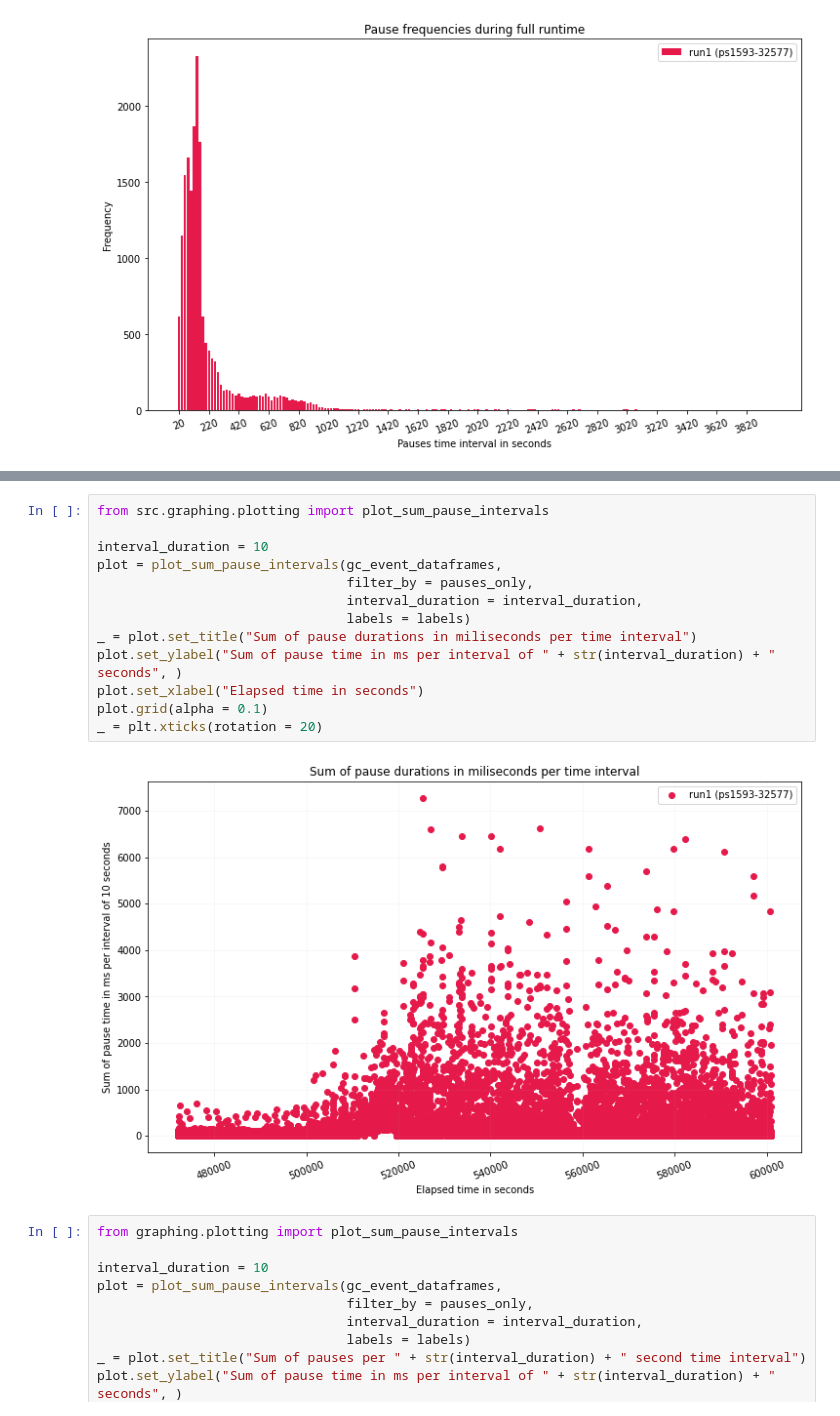
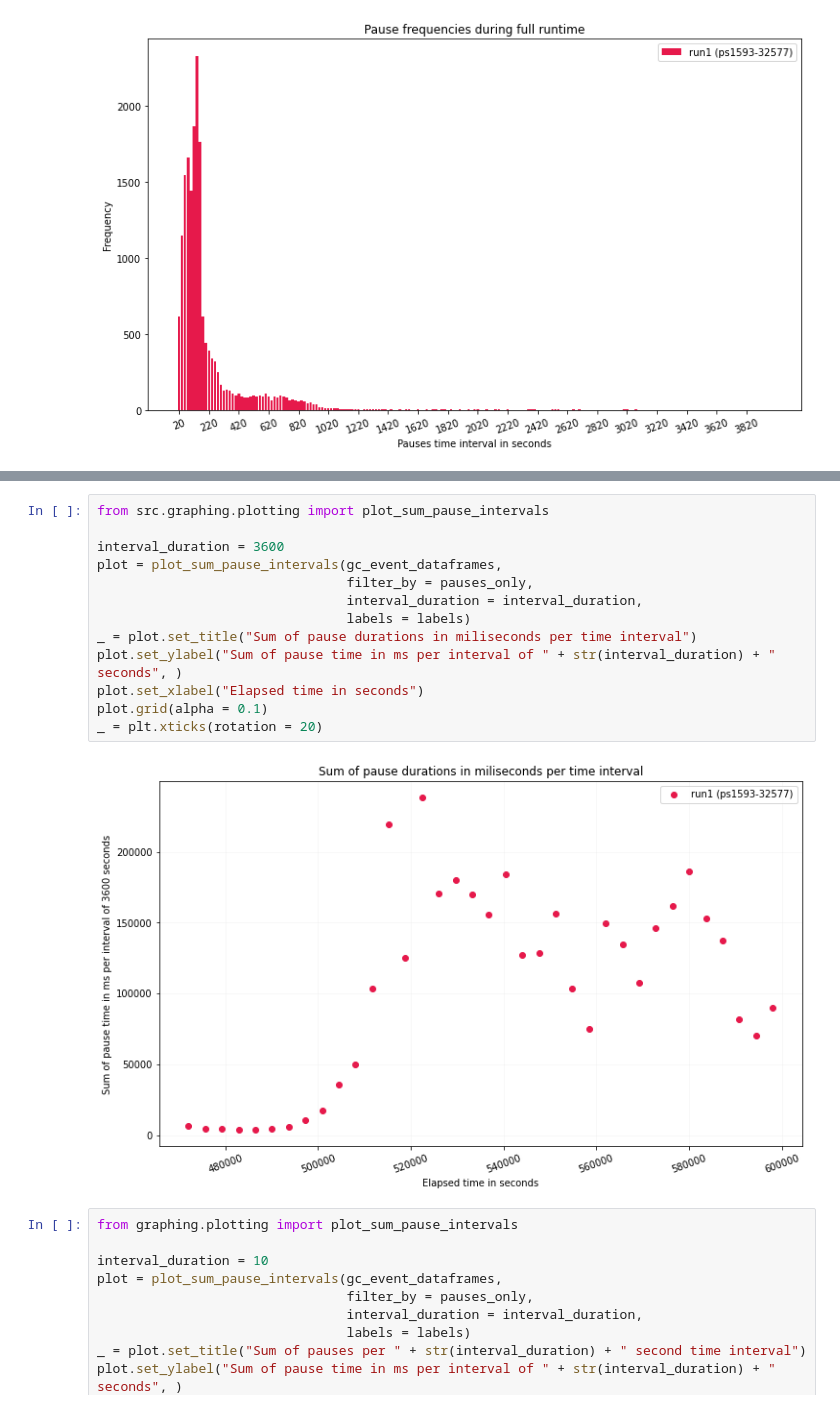
Before and after one commit to apple/GCGC, a Jupyter notebook: src/notebooks/analyze_logs_dev.ipynb, the cells around one changed output, grey strips where cells are left out. Saved outputs shown, nothing was run; the diff lists cells and outputs as text.

```diff
--- a/src/notebooks/analyze_logs_dev.ipynb
+++ b/src/notebooks/analyze_logs_dev.ipynb
@@ -416,18 +416,18 @@ _ = plt.xticks(rotation = 20)
 # %%
 from src.graphing.plotting import plot_sum_pause_intervals
 
-interval_duration = 10
+interval_duration = 3600
 plot = plot_sum_pause_intervals(gc_event_dataframes,
                                 filter_by = pauses_only,
                                 interval_duration = interval_duration,
                                 labels = labels)
 _ = plot.set_title("Sum of pause durations in miliseconds per time interval")
 plot.set_ylabel("Sum of pause time in ms per interval of " + str(interval_duration) + " seconds", )
 plot.set_xlabel("Elapsed time in seconds")
 plot.grid(alpha = 0.1)
 _ = plt.xticks(rotation = 20)
 # %% [output]
-[figure, old version]
+[figure, new version]
 # %%
 from graphing.plotting import plot_sum_pause_intervals
 
```
Also changed, not shown: parts of 6 cells of this notebook.
